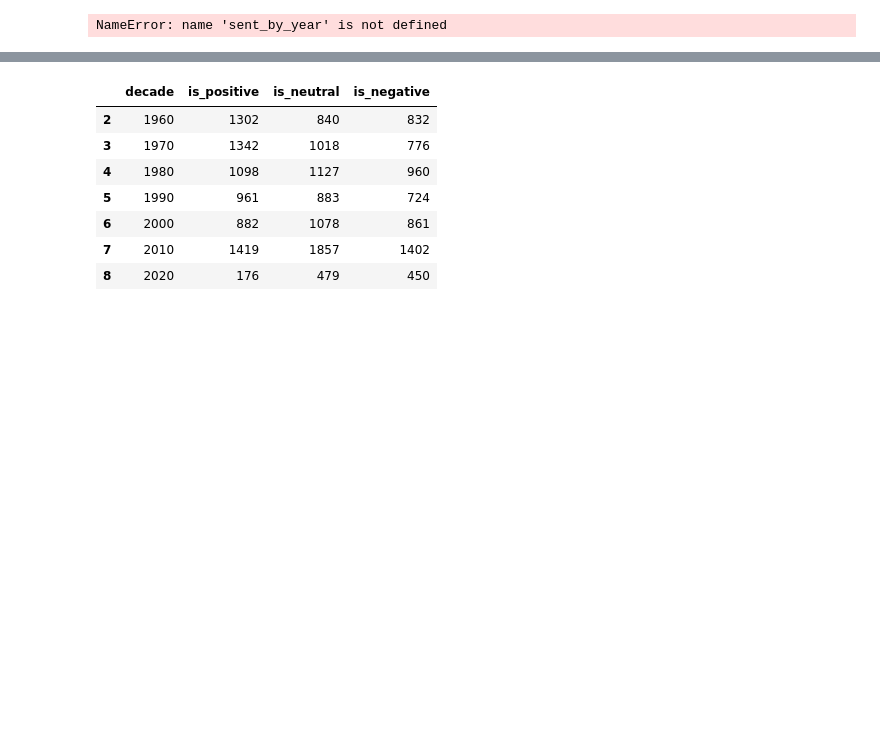
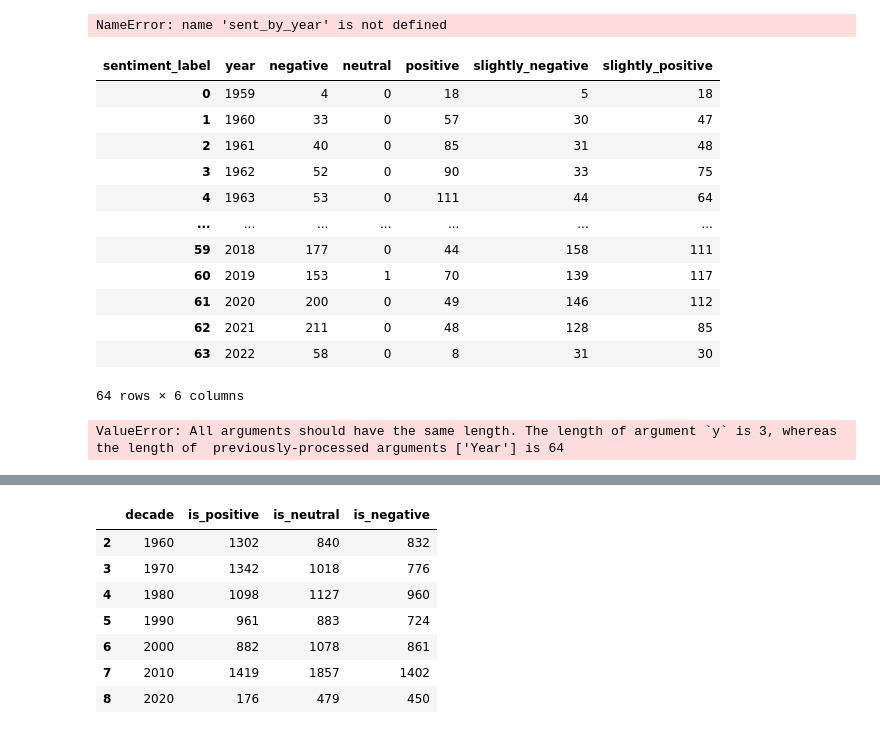
Before and after one commit to adamnowicki/song_sentiment_project, a Jupyter notebook: eda_nb.ipynb, the cells around one changed output, grey strips where cells are left out. Saved outputs shown, nothing was run; the diff lists cells and outputs as text; code cells hidden in the pictures; blank space fills up the shorter version.

```diff
--- a/eda_nb.ipynb
+++ b/eda_nb.ipynb
@@ -369,4 +369,24 @@ fig = px.line(sent_by_year, x='year', y=['is_negative', 'is_neutral', 'is_positi
 fig.show()
 # %% [output]
 NameError: name 'sent_by_year' is not defined
+# %%
+df=pd.read_csv("sentiment_save.csv")
+# %%
+sent_by_year = df.groupby(['year', 'sentiment_label']).size().unstack(fill_value=0).reset_index()
+# %%
+sent_by_year
+# %% [output]
+| sentiment_label | year | negative | neutral | positive | slightly_negative | slightly_positive |
+| 0 | 1959 | 4 | 0 | 18 | 5 | 18 |
+| 1 | 1960 | 33 | 0 | 57 | 30 | 47 |
+| 2 | 1961 | 40 | 0 | 85 | 31 | 48 |
+| 3 | 1962 | 52 | 0 | 90 | 33 | 75 |
+| 4 | 1963 | 53 | 0 | 111 | 44 | 64 |
+| ... | ... | ... | ... | ... | ... | ... |
+| 59 | 2018 | 177 | 0 | 44 | 158 | 111 |
+| 60 | 2019 | 153 | 1 | 70 | 139 | 117 |
+| 61 | 2020 | 200 | 0 | 49 | 146 | 112 |
+| 62 | 2021 | 211 | 0 | 48 | 128 | 85 |
+| 63 | 2022 | 58 | 0 | 8 | 31 | 30 |
+64 rows × 6 columns
 # %%
@@ -392,3 +407,11 @@ fig.show()
+# %%
+fig3 = px.bar(sent_by_year, x='Year', y=['Negative', 'Positive', 'Neutral'], color='sentiment', barmode='group', color_discrete_map={
+                 "is_positive": "#00CC96",
+                 "is_neutral": "#636EFA", "is_negative":"#EF553B"},
+              title='Sentiment per Decade', labels={'count': 'Count', 'sentiment': 'Sentiment', 'decade': 'Decade'})
+fig3.show()
+# %% [output]
+ValueError: All arguments should have the same length. The length of argument `y` is 3, whereas the length of  previously-processed arguments ['Year'] is 64
 # %%
 total_per_year = sent_by_year[['is_positive', 'is_neutral', 'is_negative']].sum(axis=1)
 percent_positive = sent_by_year['is_positive'] / total_per_year * 100
```
Also changed, not shown: parts of 2 cells of this notebook, 2 other files.
